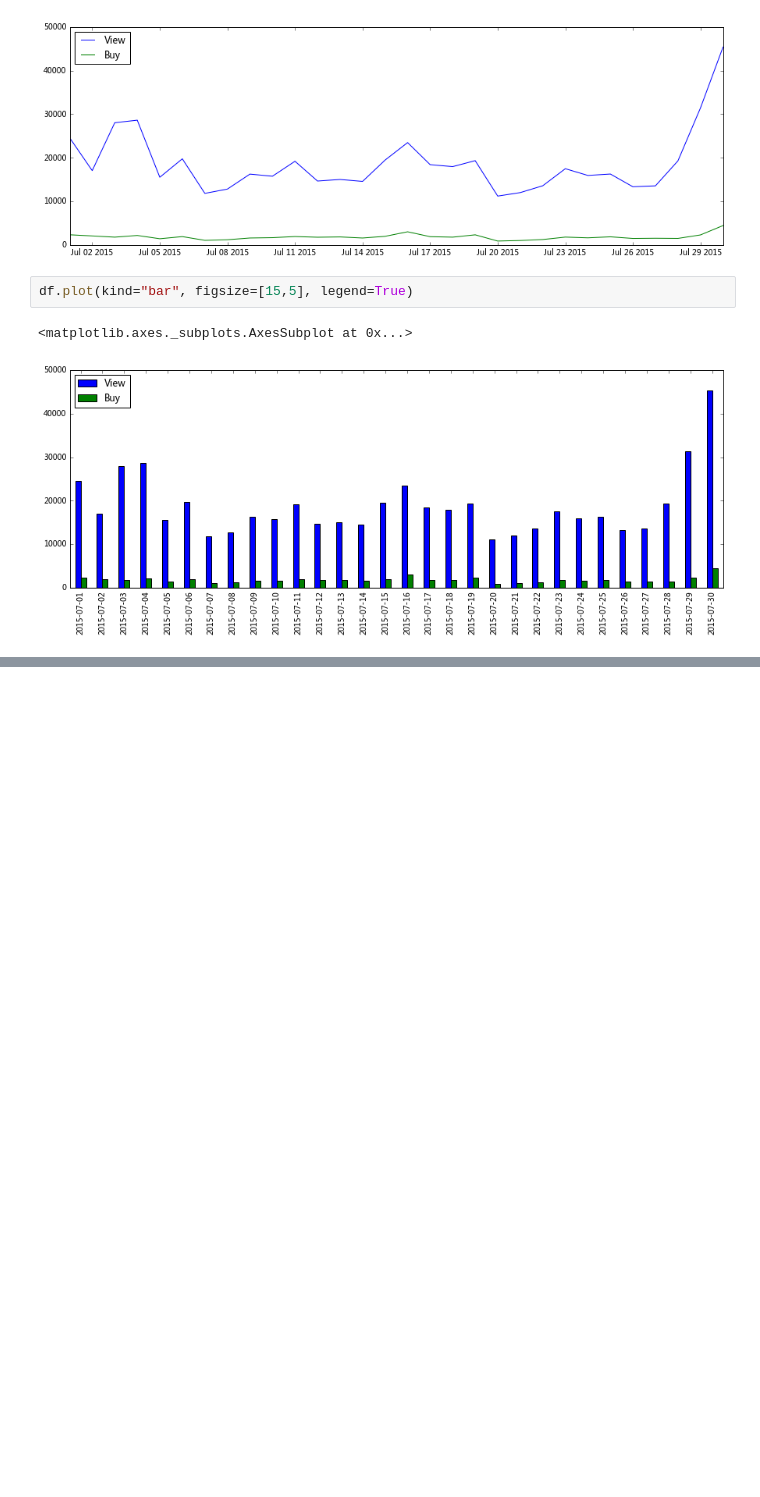
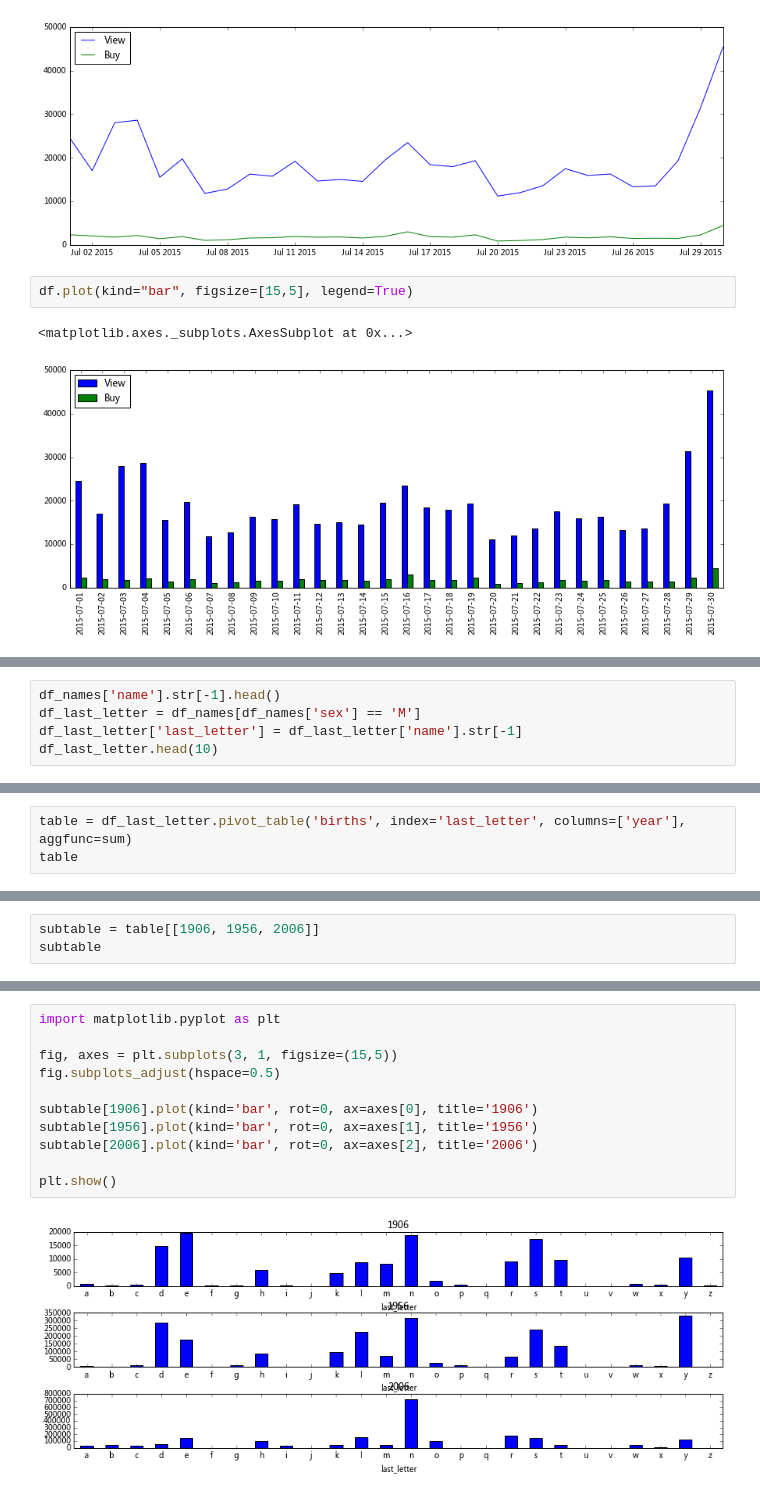
Before and after one commit to ywchiu/twmpython, a Jupyter notebook: 20160629Demo.ipynb, the cells around one changed output, grey strips where cells are left out. Cells and saved outputs as stored; diff of their text form; blank space fills up the shorter version.

```diff
--- a/20160629Demo.ipynb
+++ b/20160629Demo.ipynb
@@ -491,0 +706,5 @@ df.plot(kind="bar", figsize=[15,5], legend=True)
+# %%
+df_names['name'].str[-1].head()
+df_last_letter = df_names[df_names['sex'] == 'M']
+df_last_letter['last_letter'] = df_last_letter['name'].str[-1]
+df_last_letter.head(10)
@@ -491,0 +728,3 @@ df.plot(kind="bar", figsize=[15,5], legend=True)
+# %%
+table = df_last_letter.pivot_table('births', index='last_letter', columns=['year'], aggfunc=sum)
+table
@@ -491,0 +751,3 @@ df.plot(kind="bar", figsize=[15,5], legend=True)
+# %%
+subtable = table[[1906, 1956, 2006]]
+subtable
@@ -491,0 +773,13 @@ df.plot(kind="bar", figsize=[15,5], legend=True)
+# %%
+import matplotlib.pyplot as plt
+
+fig, axes = plt.subplots(3, 1, figsize=(15,5))
+fig.subplots_adjust(hspace=0.5)
+
+subtable[1906].plot(kind='bar', rot=0, ax=axes[0], title='1906')
+subtable[1956].plot(kind='bar', rot=0, ax=axes[1], title='1956')
+subtable[2006].plot(kind='bar', rot=0, ax=axes[2], title='2006')
+
+plt.show()
+# %% [output]
+[figure, added]
```
Also changed, not shown: parts of 36 cells of this notebook, 2 other files.
